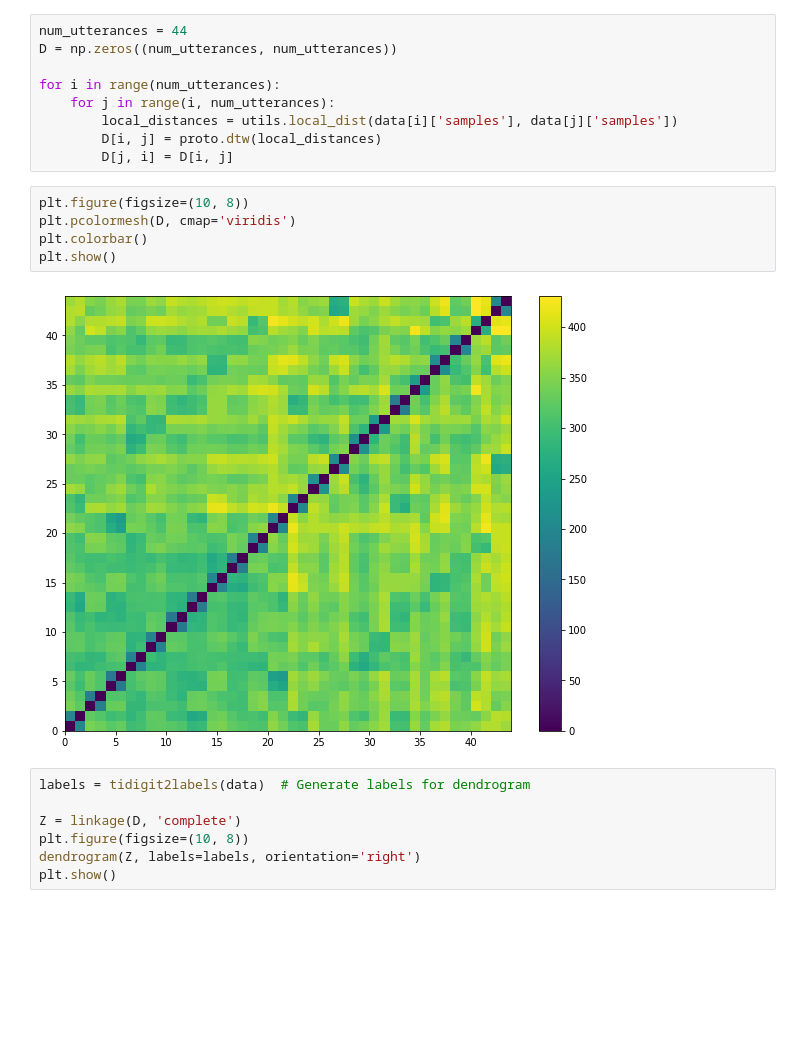
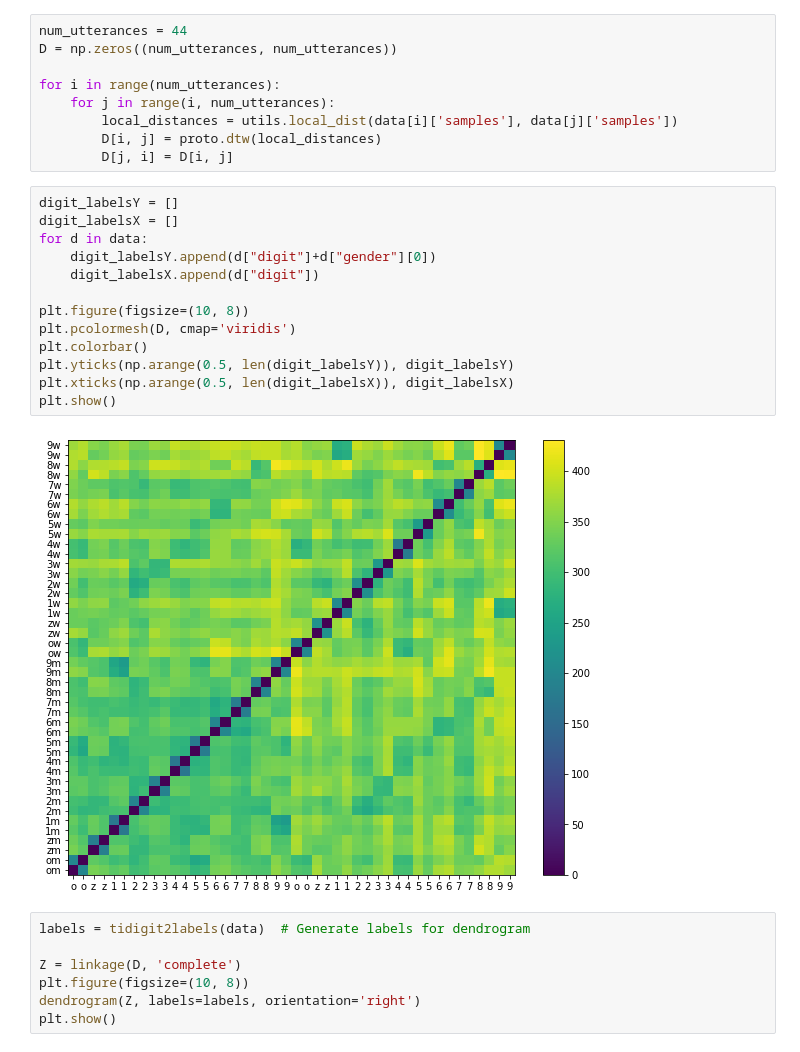
Before and after one commit to kyebinan/Speach-Speaker-Recognition, a Jupyter notebook: Lab1/lab1.ipynb, the cells around one changed output. Cells and saved outputs as stored; diff of their text form; blank space fills up the shorter version.

Commit message:
Adding labels in the plot part 7

```diff
--- a/Lab1/lab1.ipynb
+++ b/Lab1/lab1.ipynb
@@ -265,13 +265,21 @@ for i in range(num_utterances):
         local_distances = utils.local_dist(data[i]['samples'], data[j]['samples'])
         D[i, j] = proto.dtw(local_distances)
         D[j, i] = D[i, j]
-# %%
-plt.figure(figsize=(10, 8))
-plt.pcolormesh(D, cmap='viridis')
-plt.colorbar()
-plt.show()
-# %% [output]
-[figure, removed]
+# %%
+digit_labelsY = []
+digit_labelsX = []
+for d in data:
+    digit_labelsY.append(d["digit"]+d["gender"][0])
+    digit_labelsX.append(d["digit"])
+
+plt.figure(figsize=(10, 8))
+plt.pcolormesh(D, cmap='viridis')
+plt.colorbar()
+plt.yticks(np.arange(0.5, len(digit_labelsY)), digit_labelsY)
+plt.xticks(np.arange(0.5, len(digit_labelsX)), digit_labelsX)
+plt.show()
+# %% [output]
+[figure, added]
 # %%
 labels = tidigit2labels(data)  # Generate labels for dendrogram
 
```
